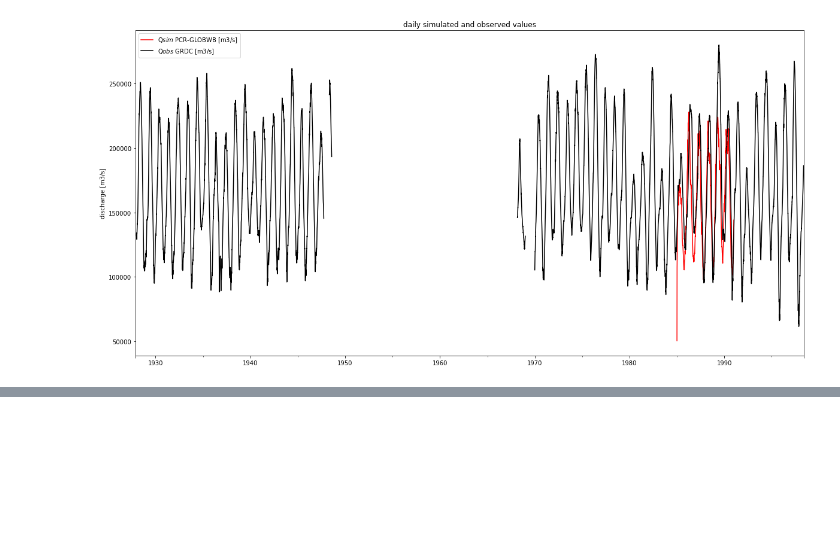
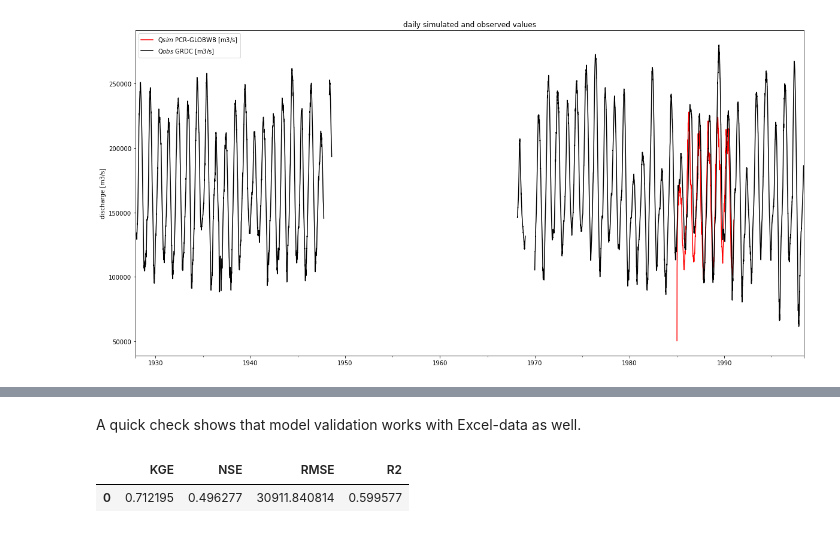
Before and after one commit to JannisHoch/pcrglobwb_utils, a Jupyter notebook: examples/reading_and_validating_discharge.ipynb, the cells around one changed output, grey strips where cells are left out. Drawn from its saved outputs; the diff is of its cells as text; code cells hidden in the pictures; blank space fills up the shorter version.

```diff
--- a/examples/reading_and_validating_discharge.ipynb
+++ b/examples/reading_and_validating_discharge.ipynb
@@ -94 +128,10 @@ df_excel.plot(figsize=(20,10))
 [figure]
+# %% [markdown]
+A quick check shows that model validation works with Excel-data as well.
+# %%
+scores = pcr_data.validate_results(df_excel, out_dir='./_OUT', return_all_KGE=False)
+# %%
+scores
+# %% [output]
+|  | KGE | NSE | RMSE | R2 |
+| 0 | 0.712195 | 0.496277 | 30911.840814 | 0.599577 |
```
Also changed, not shown: parts of 22 cells of this notebook, 4 other files.
